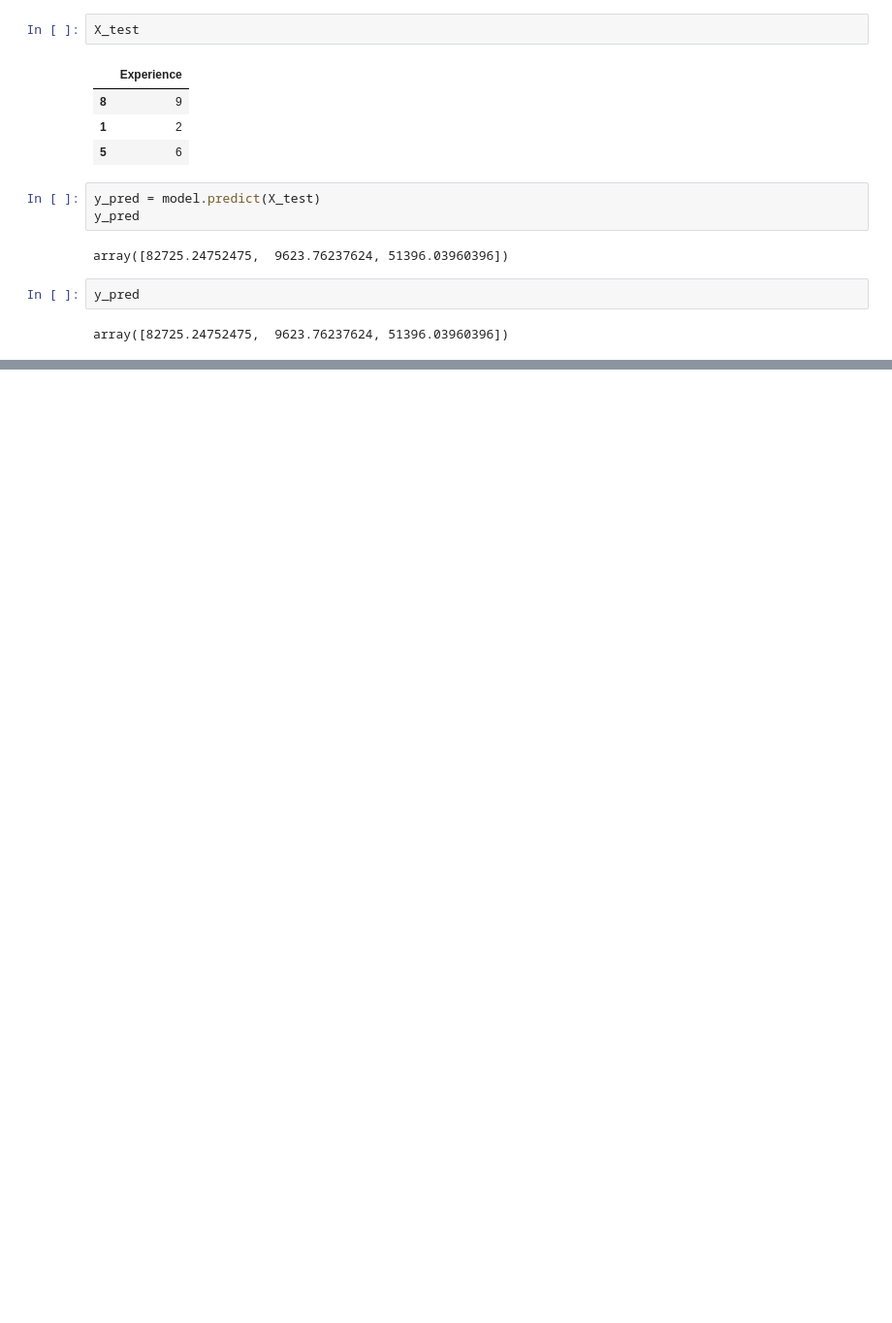
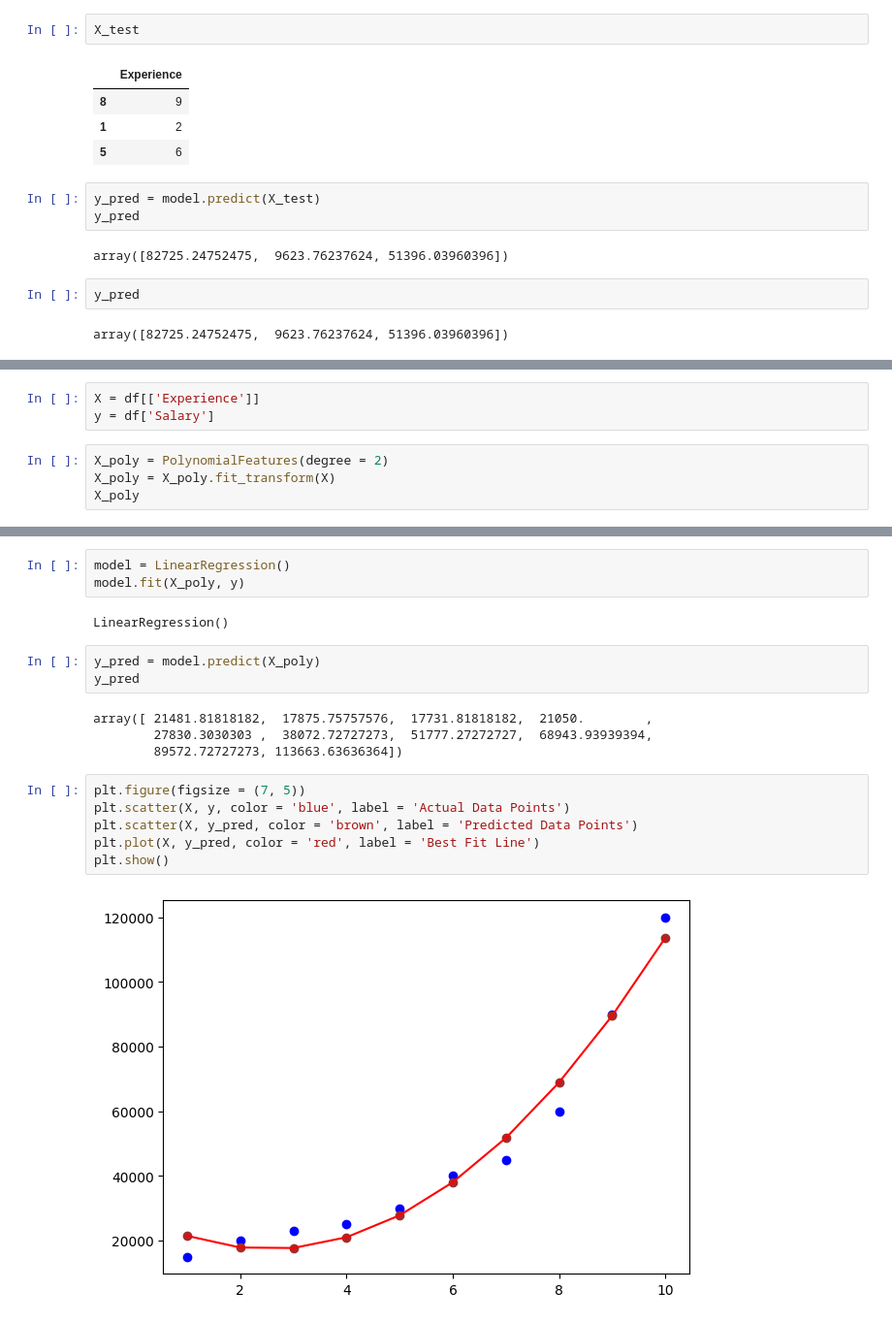
Before and after one commit to amandeep-singh28/Machine-Learning-Revision, a Jupyter notebook: 02_Practice.ipynb, the cells around one changed output, grey strips where cells are left out. Shown at 97% size. Cells and saved outputs as stored; diff of their text form; blank space fills up the shorter version.

Commit message:
Polynomial Regression

```diff
--- a/02_Practice.ipynb
+++ b/02_Practice.ipynb
@@ -151,0 +165,7 @@ plt.show()
+# %%
+X = df[['Experience']]
+y = df['Salary']
+# %%
+X_poly = PolynomialFeatures(degree = 2)
+X_poly = X_poly.fit_transform(X)
+X_poly
@@ -151,0 +183,20 @@ plt.show()
+# %%
+model = LinearRegression()
+model.fit(X_poly, y)
+# %% [output]
+LinearRegression()
+# %%
+y_pred = model.predict(X_poly)
+y_pred
+# %% [output]
+array([ 21481.81818182,  17875.75757576,  17731.81818182,  21050.        ,
+        27830.3030303 ,  38072.72727273,  51777.27272727,  68943.93939394,
+        89572.72727273, 113663.63636364])
+# %%
+plt.figure(figsize = (7, 5))
+plt.scatter(X, y, color = 'blue', label = 'Actual Data Points')
+plt.scatter(X, y_pred, color = 'brown', label = 'Predicted Data Points')
+plt.plot(X, y_pred, color = 'red', label = 'Best Fit Line')
+plt.show()
+# %% [output]
+[figure, added]
```
Also changed, not shown: parts of 4 cells of this notebook.
